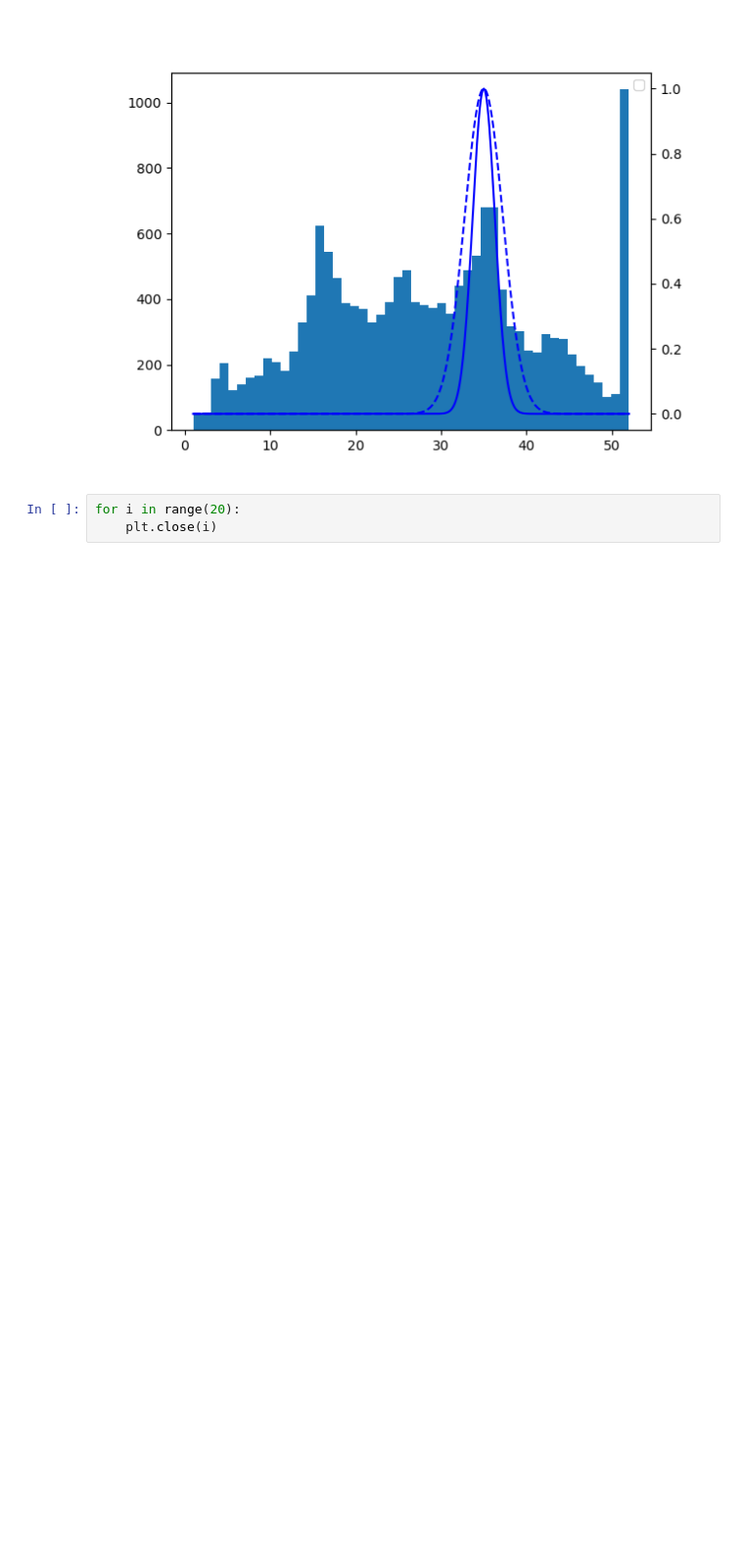
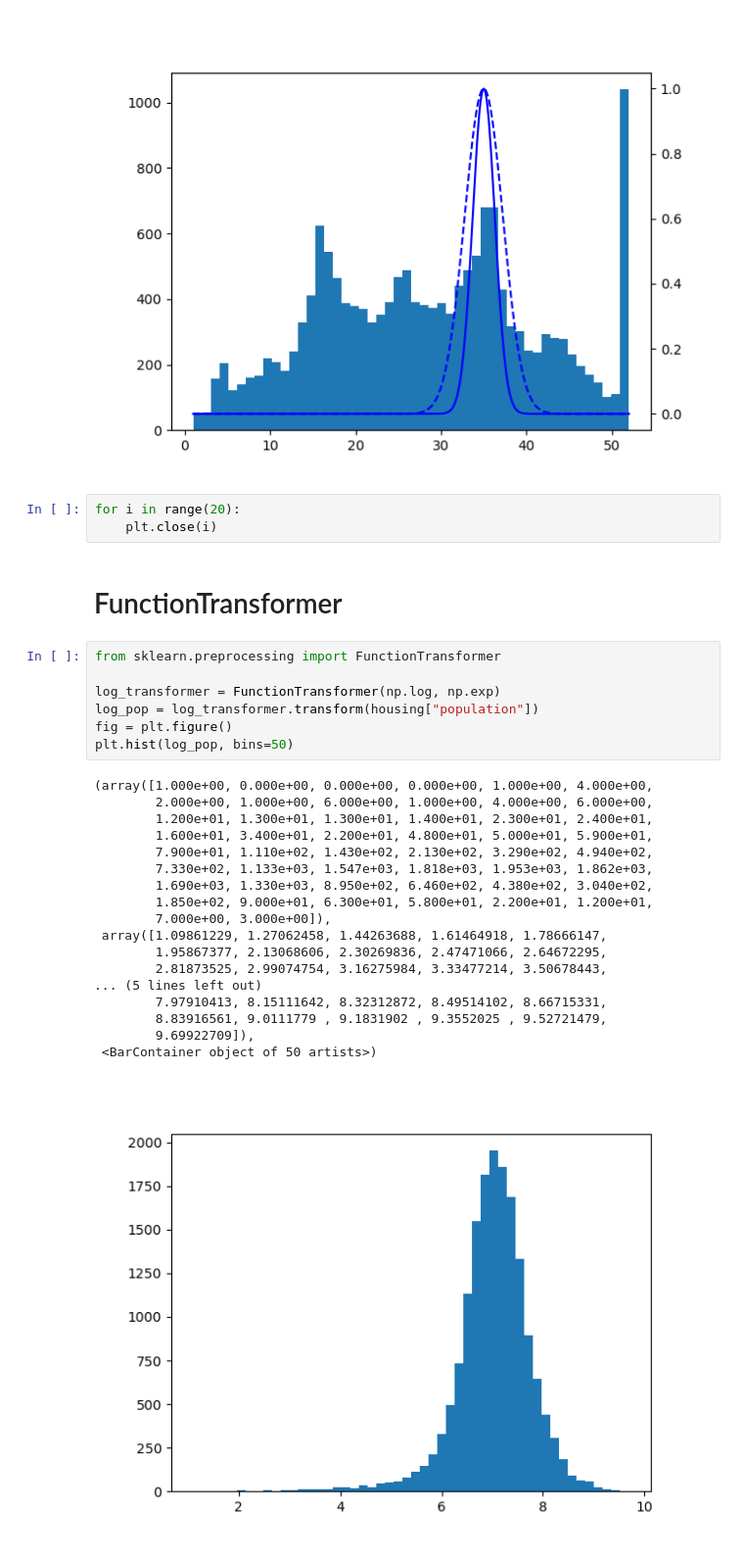
Before and after one commit to bazrafshanmh/hands-ml, a Jupyter notebook: end2endMLproj.ipynb, the cells around one changed output. Shown at 98% size. Saved outputs shown, nothing was run; the diff lists cells and outputs as text; blank space fills up the shorter version.

Commit message:
PREPROCESSING pipeline maked

```diff
--- a/end2endMLproj.ipynb
+++ b/end2endMLproj.ipynb
@@ -184,3 +183,31 @@ No artists with labels found to put in legend.  Note that artists whose label st
 # %%
 for i in range(20):
     plt.close(i)
+# %% [markdown]
+# FunctionTransformer
+# %%
+from sklearn.preprocessing import FunctionTransformer
+
+log_transformer = FunctionTransformer(np.log, np.exp)
+log_pop = log_transformer.transform(housing["population"])
+fig = plt.figure()
+plt.hist(log_pop, bins=50)
+# %% [output]
+(array([1.000e+00, 0.000e+00, 0.000e+00, 0.000e+00, 1.000e+00, 4.000e+00,
+        2.000e+00, 1.000e+00, 6.000e+00, 1.000e+00, 4.000e+00, 6.000e+00,
+        1.200e+01, 1.300e+01, 1.300e+01, 1.400e+01, 2.300e+01, 2.400e+01,
+        1.600e+01, 3.400e+01, 2.200e+01, 4.800e+01, 5.000e+01, 5.900e+01,
+        7.900e+01, 1.110e+02, 1.430e+02, 2.130e+02, 3.290e+02, 4.940e+02,
+        7.330e+02, 1.133e+03, 1.547e+03, 1.818e+03, 1.953e+03, 1.862e+03,
+        1.690e+03, 1.330e+03, 8.950e+02, 6.460e+02, 4.380e+02, 3.040e+02,
+        1.850e+02, 9.000e+01, 6.300e+01, 5.800e+01, 2.200e+01, 1.200e+01,
+        7.000e+00, 3.000e+00]),
+ array([1.09861229, 1.27062458, 1.44263688, 1.61464918, 1.78666147,
+        1.95867377, 2.13068606, 2.30269836, 2.47471066, 2.64672295,
+        2.81873525, 2.99074754, 3.16275984, 3.33477214, 3.50678443,
+... (5 lines left out)
+        7.97910413, 8.15111642, 8.32312872, 8.49514102, 8.66715331,
+        8.83916561, 9.0111779 , 9.1831902 , 9.3552025 , 9.52721479,
+        9.69922709]),
+ <BarContainer object of 50 artists>)
+[figure, added]
```
Also changed, not shown: parts of 14 cells of this notebook.
